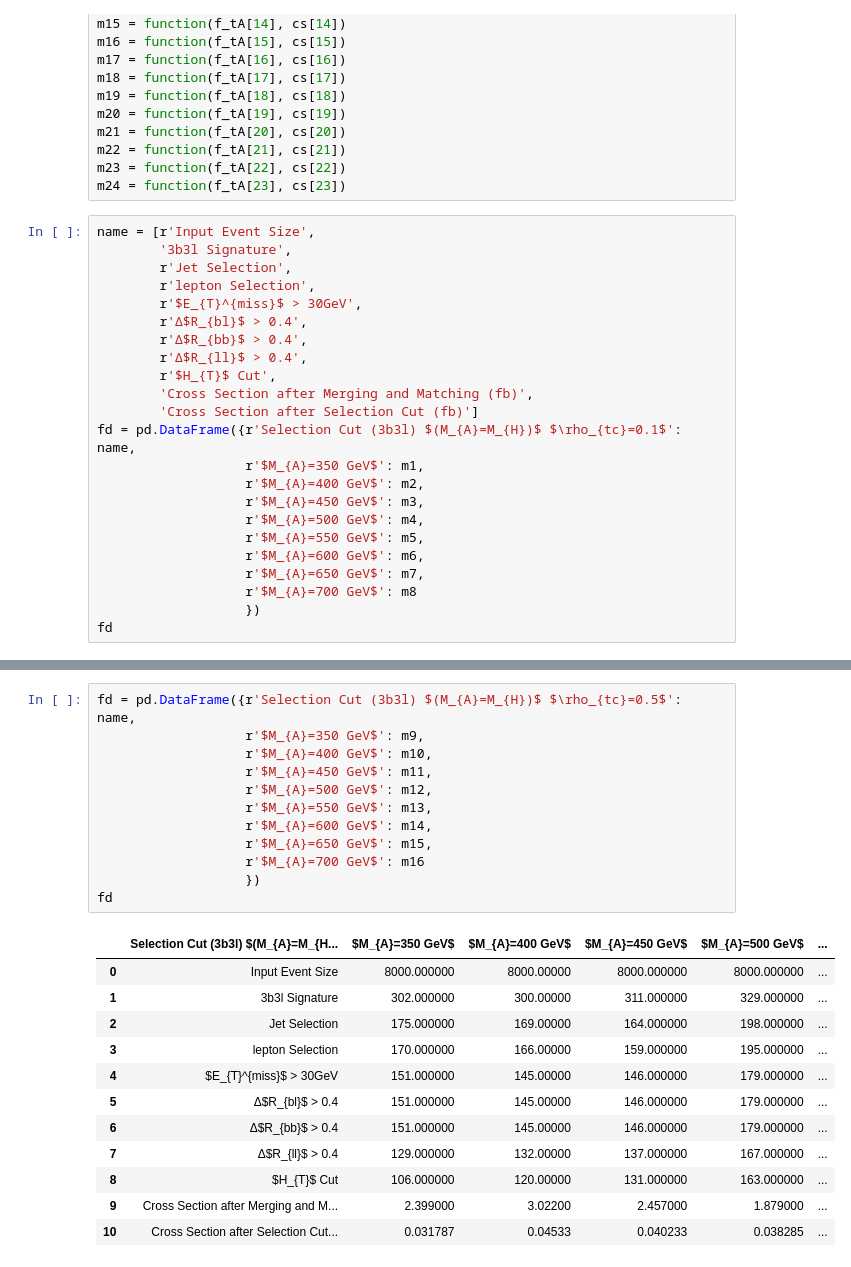
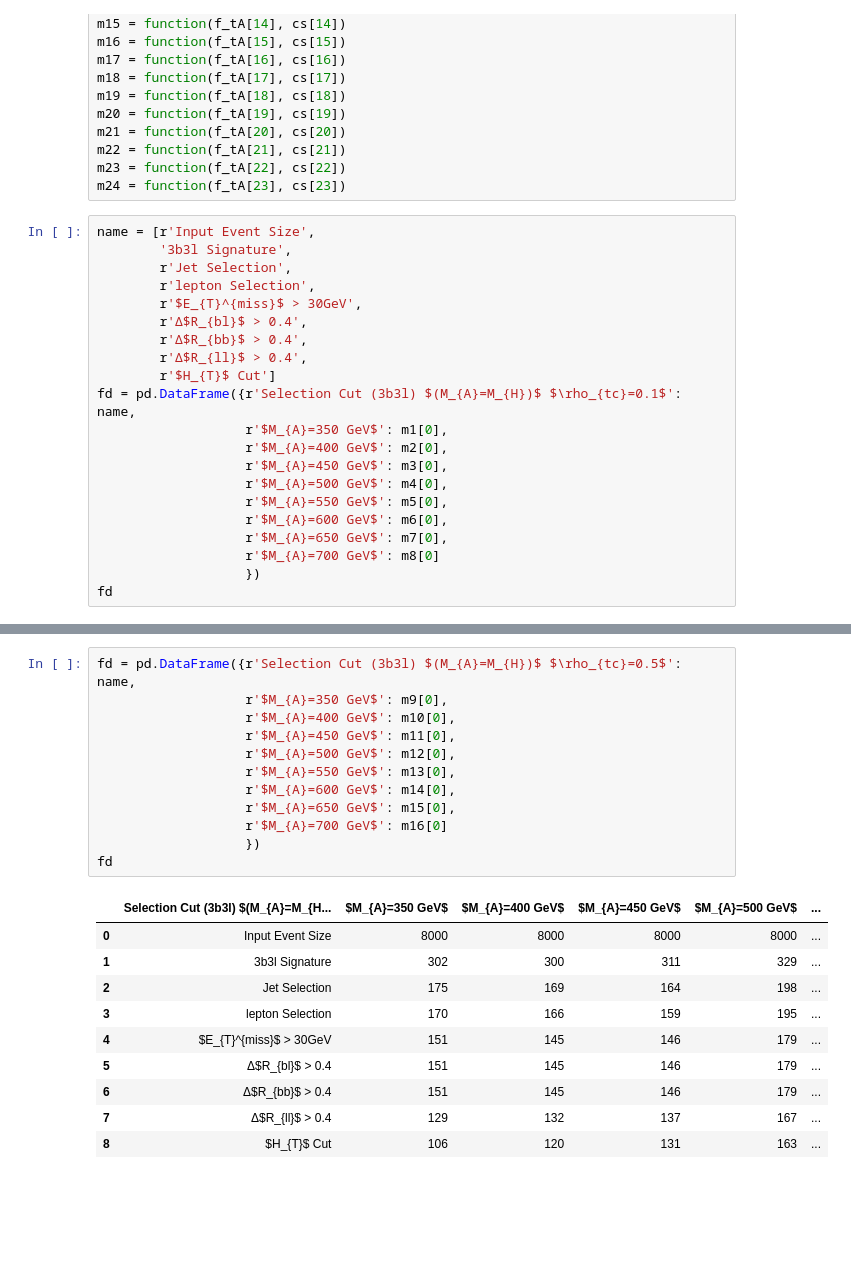
Before and after one commit to dlai211/Triple-Top, a Jupyter notebook: 3b3l/3b3l.ipynb, the cells around one changed output, grey strips where cells are left out. Cells and saved outputs as stored; diff of their text form; blank space fills up the shorter version.

```diff
--- a/3b3l/3b3l.ipynb
+++ b/3b3l/3b3l.ipynb
@@ -209,18 +198,16 @@ name = [r'Input Event Size',
         r'Δ$R_{bl}$ > 0.4',
         r'Δ$R_{bb}$ > 0.4',
         r'Δ$R_{ll}$ > 0.4',
-        r'$H_{T}$ Cut',
-        'Cross Section after Merging and Matching (fb)',
-        'Cross Section after Selection Cut (fb)']
+        r'$H_{T}$ Cut']
 fd = pd.DataFrame({r'Selection Cut (3b3l) $(M_{A}=M_{H})$ $\rho_{tc}=0.1$': name,
-                   r'$M_{A}=350 GeV$': m1,
-                   r'$M_{A}=400 GeV$': m2,
-                   r'$M_{A}=450 GeV$': m3,
-                   r'$M_{A}=500 GeV$': m4,
-                   r'$M_{A}=550 GeV$': m5,
-                   r'$M_{A}=600 GeV$': m6,
-                   r'$M_{A}=650 GeV$': m7,
-                   r'$M_{A}=700 GeV$': m8
+                   r'$M_{A}=350 GeV$': m1[0],
+                   r'$M_{A}=400 GeV$': m2[0],
+                   r'$M_{A}=450 GeV$': m3[0],
+                   r'$M_{A}=500 GeV$': m4[0],
+                   r'$M_{A}=550 GeV$': m5[0],
+                   r'$M_{A}=600 GeV$': m6[0],
+                   r'$M_{A}=650 GeV$': m7[0],
+                   r'$M_{A}=700 GeV$': m8[0]
                    })
 fd
 # %% [output]
@@ -239,25 +246,23 @@ fd
 # %%
 fd = pd.DataFrame({r'Selection Cut (3b3l) $(M_{A}=M_{H})$ $\rho_{tc}=0.5$': name,
-                   r'$M_{A}=350 GeV$': m9,
-                   r'$M_{A}=400 GeV$': m10,
-                   r'$M_{A}=450 GeV$': m11,
-                   r'$M_{A}=500 GeV$': m12,
-                   r'$M_{A}=550 GeV$': m13,
-                   r'$M_{A}=600 GeV$': m14,
-                   r'$M_{A}=650 GeV$': m15,
-                   r'$M_{A}=700 GeV$': m16
+                   r'$M_{A}=350 GeV$': m9[0],
+                   r'$M_{A}=400 GeV$': m10[0],
+                   r'$M_{A}=450 GeV$': m11[0],
+                   r'$M_{A}=500 GeV$': m12[0],
+                   r'$M_{A}=550 GeV$': m13[0],
+                   r'$M_{A}=600 GeV$': m14[0],
+                   r'$M_{A}=650 GeV$': m15[0],
+                   r'$M_{A}=700 GeV$': m16[0]
                    })
 fd
 # %% [output]
 |  | Selection Cut (3b3l) $(M_{A}=M_{H... | $M_{A}=350 GeV$ | $M_{A}=400 GeV$ | $M_{A}=450 GeV$ | $M_{A}=500 GeV$ | ... |
-| 0 | Input Event Size | 8000.000000 | 8000.00000 | 8000.000000 | 8000.000000 | ... |
-| 1 | 3b3l Signature | 302.000000 | 300.00000 | 311.000000 | 329.000000 | ... |
-| 2 | Jet Selection | 175.000000 | 169.00000 | 164.000000 | 198.000000 | ... |
-| 3 | lepton Selection | 170.000000 | 166.00000 | 159.000000 | 195.000000 | ... |
-| 4 | $E_{T}^{miss}$ > 30GeV | 151.000000 | 145.00000 | 146.000000 | 179.000000 | ... |
-| 5 | Δ$R_{bl}$ > 0.4 | 151.000000 | 145.00000 | 146.000000 | 179.000000 | ... |
-| 6 | Δ$R_{bb}$ > 0.4 | 151.000000 | 145.00000 | 146.000000 | 179.000000 | ... |
-| 7 | Δ$R_{ll}$ > 0.4 | 129.000000 | 132.00000 | 137.000000 | 167.000000 | ... |
-| 8 | $H_{T}$ Cut | 106.000000 | 120.00000 | 131.000000 | 163.000000 | ... |
-| 9 | Cross Section after Merging and M... | 2.399000 | 3.02200 | 2.457000 | 1.879000 | ... |
-| 10 | Cross Section after Selection Cut... | 0.031787 | 0.04533 | 0.040233 | 0.038285 | ... |
+| 0 | Input Event Size | 8000 | 8000 | 8000 | 8000 | ... |
+| 1 | 3b3l Signature | 302 | 300 | 311 | 329 | ... |
+| 2 | Jet Selection | 175 | 169 | 164 | 198 | ... |
+| 3 | lepton Selection | 170 | 166 | 159 | 195 | ... |
+| 4 | $E_{T}^{miss}$ > 30GeV | 151 | 145 | 146 | 179 | ... |
+| 5 | Δ$R_{bl}$ > 0.4 | 151 | 145 | 146 | 179 | ... |
+| 6 | Δ$R_{bb}$ > 0.4 | 151 | 145 | 146 | 179 | ... |
+| 7 | Δ$R_{ll}$ > 0.4 | 129 | 132 | 137 | 167 | ... |
+| 8 | $H_{T}$ Cut | 106 | 120 | 131 | 163 | ... |
```
Also changed, not shown: parts of 10 cells of this notebook.
